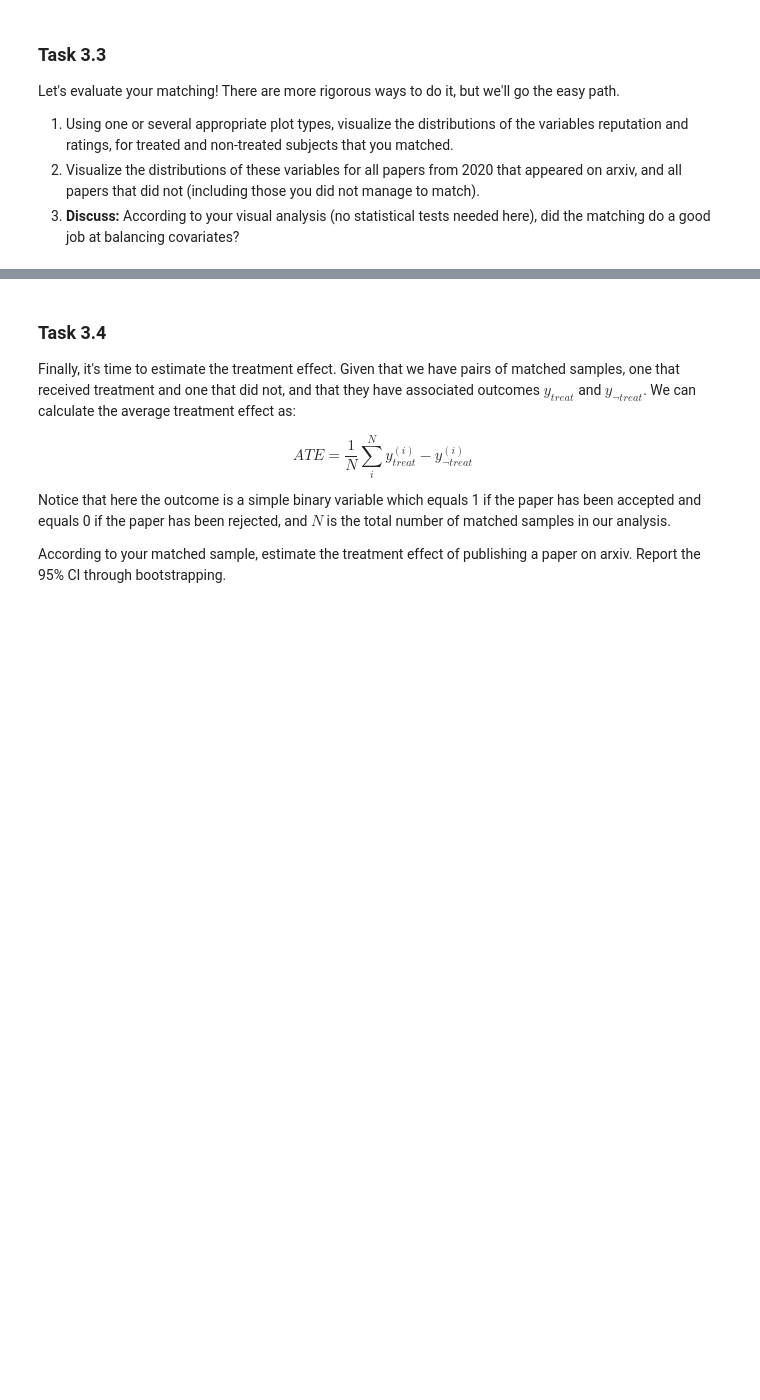
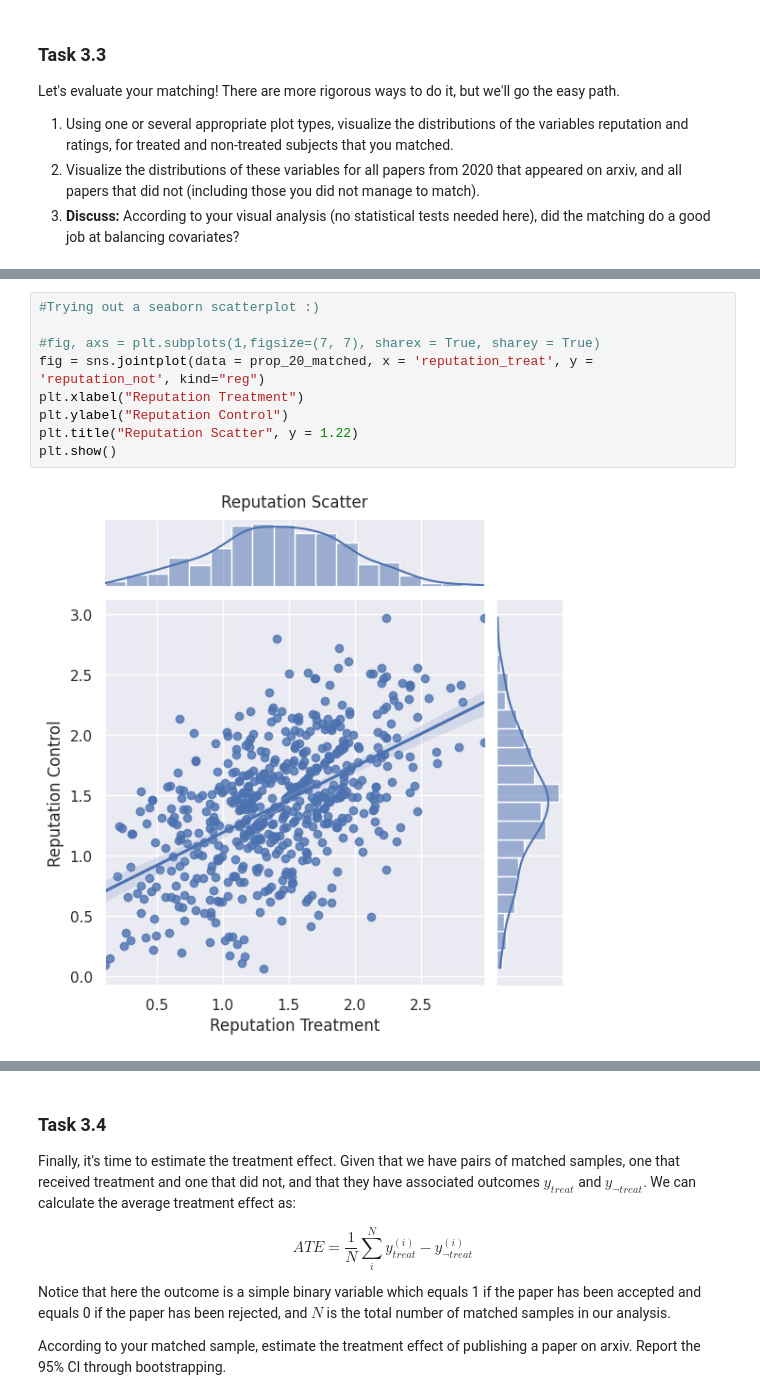
Before and after one commit to alec-flowers/ada-2020-homework2-pandas-pied, a Jupyter notebook: 02 - Regression Observational Studies Stats and Supervised Learning/hw2.ipynb, the cells around one changed output, grey strips where cells are left out. Drawn from its saved outputs; the diff is of its cells as text; blank space fills up the shorter version.

```diff
--- a/02 - Regression Observational Studies Stats and Supervised Learning/hw2.ipynb
+++ b/02 - Regression Observational Studies Stats and Supervised Learning/hw2.ipynb
@@ -1068,0 +1128,11 @@ plt.show()
+# %%
+#Trying out a seaborn scatterplot :)
+
+#fig, axs = plt.subplots(1,figsize=(7, 7), sharex = True, sharey = True)
+fig = sns.jointplot(data = prop_20_matched, x = 'reputation_treat', y = 'reputation_not', kind="reg")
+plt.xlabel("Reputation Treatment")
+plt.ylabel("Reputation Control")
+plt.title("Reputation Scatter", y = 1.22)
+plt.show()
+# %% [output]
+[figure, added]
```
Also changed, not shown: parts of 69 cells of this notebook.
